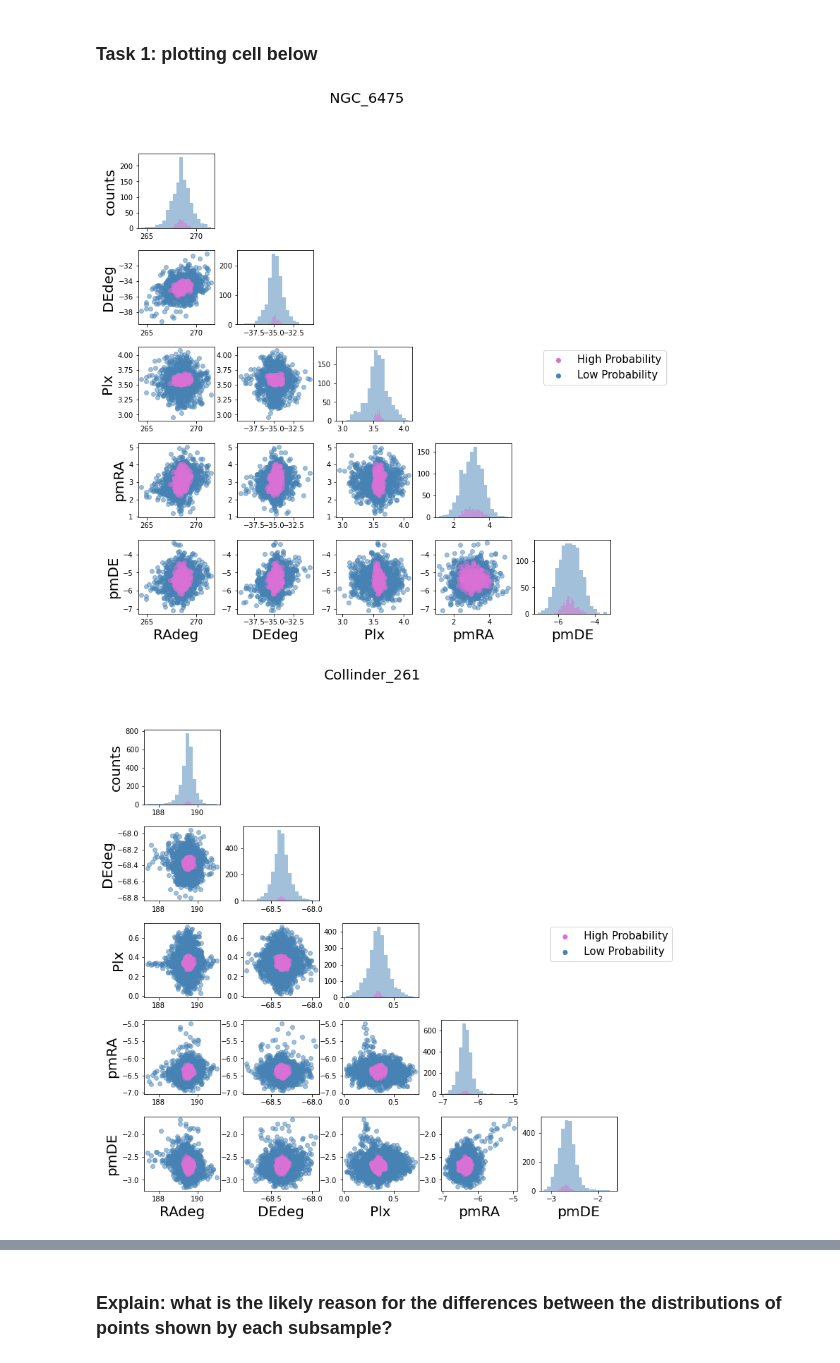
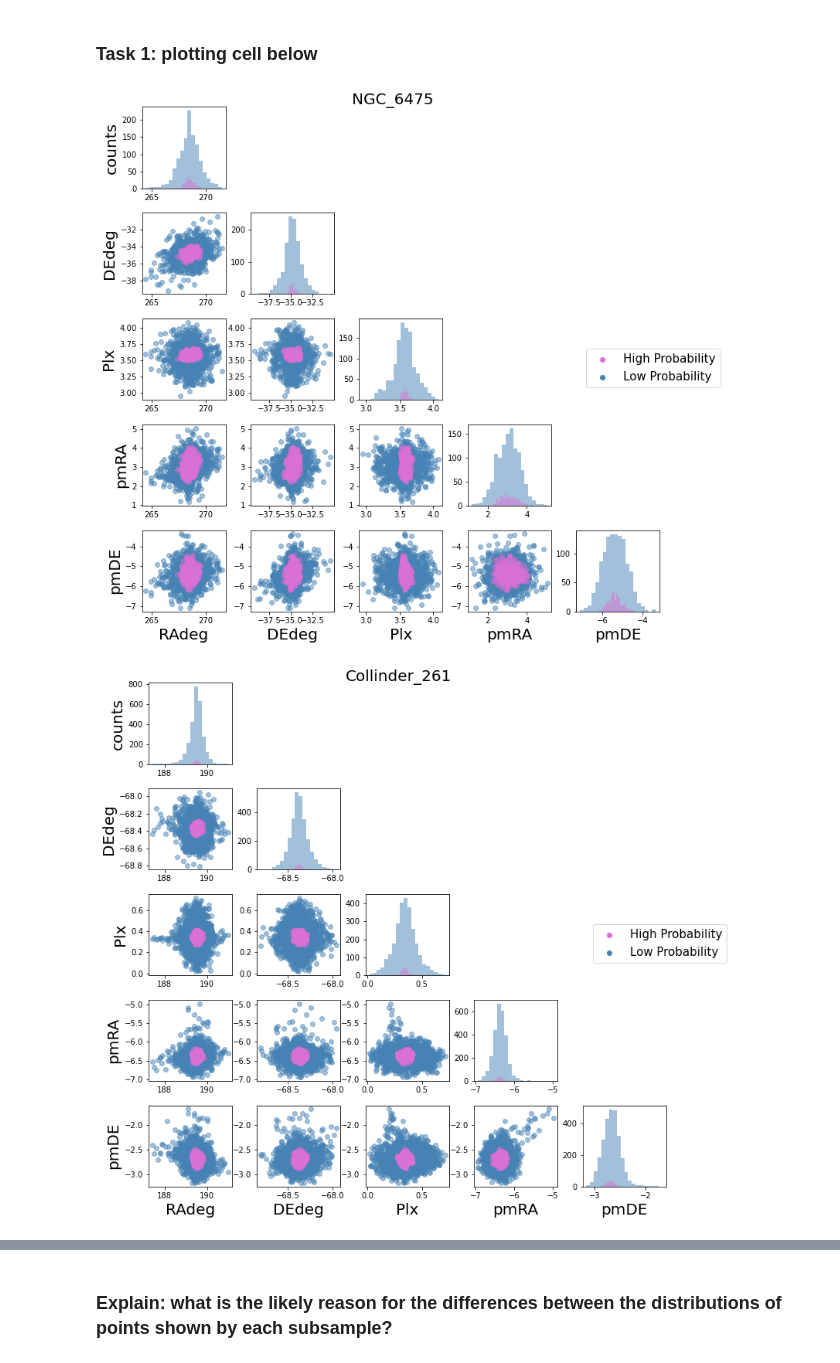
Before and after one commit to afinemax/stat_meth, a Jupyter notebook: assignments/a1/a1_max_fine.ipynb, the cells around one changed output, grey strips where cells are left out. Saved outputs shown, nothing was run; the diff lists cells and outputs as text; code cells hidden in the pictures.

```diff
--- a/assignments/a1/a1_max_fine.ipynb
+++ b/assignments/a1/a1_max_fine.ipynb
@@ -142,13 +142,14 @@ Randomly Picked Clusters
 # %% [markdown]
 ### Task 1: plotting cell below
 # %%
+
+# Define labels and colors
 ndims = len(['RAdeg', 'DEdeg', 'Plx', 'pmRA', 'pmDE'])
 labels = ['RAdeg', 'DEdeg', 'Plx', 'pmRA', 'pmDE']
-
-k=1
- # change later
 color_high = 'orchid'
 color_low = 'steelblue'
+
+# nested for loop for plotting
 
 for k in range(len(df_low)):
     fig, axes = plt.subplots(ndims, ndims, figsize=(12, 12))
@@ -175,33 +176,33 @@ for k in range(len(df_low)):
                 axes[i, j].set_xlabel(labels[j], fontsize=20)
 
     plotting_df = df_high[k]
     for i in range(ndims):  # y dimension of the grid
         for j in range(ndims):  # x dimension of the grid
             if i == j:
 
                 axes[i, j].hist(plotting_df[labels[i]].values, bins=20, color=color_high, alpha=0.5)
             elif i > j:
                 axes[i, j].scatter(plotting_df[labels[j]].values[0], plotting_df[labels[i]].values[0], color=color_high, alpha=0.5, )
             else:
                 axes[i, j].axis('off')
 
             if j == 0:
                 if i == j:
                     axes[i, j].set_ylabel('counts', fontsize=20)
                 else:
                     axes[i, j].set_ylabel(labels[i], fontsize=20)
 
             if i == ndims - 1:
                 axes[i, j].set_xlabel(labels[j], fontsize=20)
 
     # inspired by john to do a dummy plot for the legend
     plt.scatter([],[], label='High Probability', color=color_high)
     plt.scatter([],[], label='Low Probability', color=color_low)
     fig.legend(loc=7, fontsize=15)
 
-    plt.suptitle(plotting_df['Name'][0], size=20, )#x=0.85)
+    plt.suptitle(plotting_df['Name'][0], size=20, y=0.9)
     #plt.savefig('max_1.1_wip.png')
     plt.show()
 # %% [output]
-[figure, old version]
+[figure, new version]
-[figure, old version]
+[figure, new version]
```
Also changed, not shown: parts of 5 cells of this notebook.
